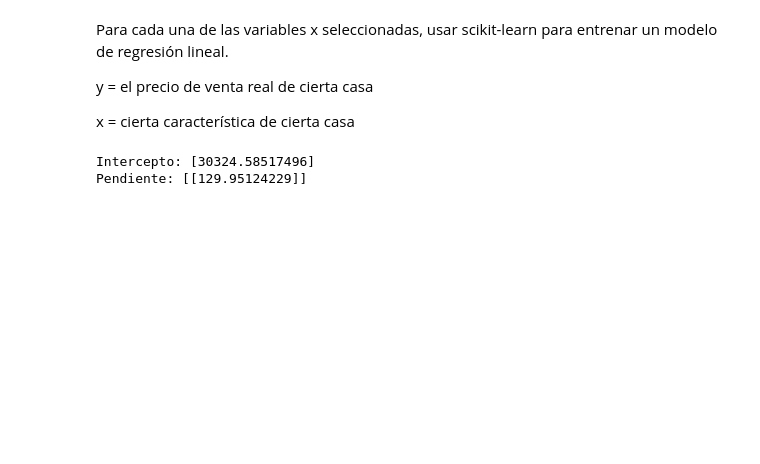
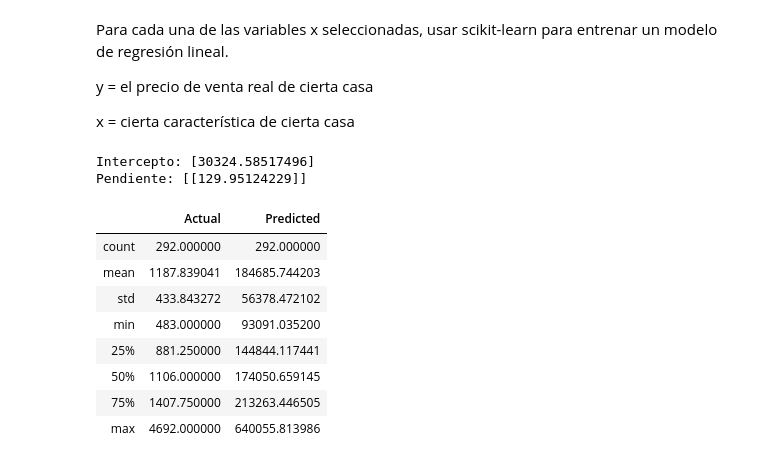
Before and after one commit to an3iitho/Project_linear_regression, a Jupyter notebook: Proyecto_Alvaro-Esquivel.ipynb, the cells around one changed output. Drawn from its saved outputs; the diff is of its cells as text; code cells hidden in the pictures; blank space fills up the shorter version.

```diff
--- a/Proyecto_Alvaro-Esquivel.ipynb
+++ b/Proyecto_Alvaro-Esquivel.ipynb
@@ -427,39 +427,47 @@ x = cierta característica de cierta casa
 # %%
 #Relacion entre cantidad de pies de construccion y costo: 0.62
 
 #Usando scikit-learn
 
 #Variables de dataset entrenamiento
 #precio = datos_entrenamiento[:,0]
 #calidad_materiales = datos_entrenamiento[:,1]
 #pies_primer_nivel = datos_entrenamiento[:,2]
 #cantidad_cuartos = datos_entrenamiento[:,3]
 #anio_construccion = datos_entrenamiento[:,4]
 #pies_calle_n = datos_entrenamiento[:,5]
 #pies_calle = pies_calle_n[np.logical_not(np.isnan(pies_calle_n))]
 
-def entrenar_regresion_skl(x,y):
-    x_eval = x.reshape(-1,1)
-    y_eval = y.reshape(-1,1)
+x = pies_primer_nivel
+x_p = datos_validacion[:,2]
+y = precio
+x_eval = x.reshape(-1,1)
+y_eval = y.reshape(-1,1)
+x_pruebas = x_p.reshape(-1,1)
 
-    #print(x, y)
-    regre = LinearRegression()
-    regre.fit(x_eval, y_eval)
-    b = regre.intercept_
-    print("Intercepto:",b)
-    m = regre.coef_
-    print("Pendiente:",m)
+#print(x, y)
+regre = LinearRegression()
+regre.fit(x_eval, y_eval)
+b = regre.intercept_
+print("Intercepto:",b)
+m = regre.coef_
+print("Pendiente:",m)
 
-    y_pred = regre.predict(x_eval)
-    df = pd.DataFrame({'Actual': x_eval.flatten(), 'Predicted': y_pred.flatten()})
-    df.describe()
-
-    return
-
-entrenar_regresion_skl(pies_primer_nivel, y)
+y_pred = regre.predict(x_pruebas)
+df = pd.DataFrame({'Actual': x_pruebas.flatten(), 'Predicted': y_pred.flatten()})
+df.describe()
 # %% [output]
 Intercepto: [30324.58517496]
 Pendiente: [[129.95124229]]
+|  | Actual | Predicted |
+| count | 292.000000 | 292.000000 |
+| mean | 1187.839041 | 184685.744203 |
+| std | 433.843272 | 56378.472102 |
+| min | 483.000000 | 93091.035200 |
+| 25% | 881.250000 | 144844.117441 |
+| 50% | 1106.000000 | 174050.659145 |
+| 75% | 1407.750000 | 213263.446505 |
+| max | 4692.000000 | 640055.813986 |
 # %%
 df
 # %% [output]
```
Also changed, not shown: parts of 3 cells of this notebook.
